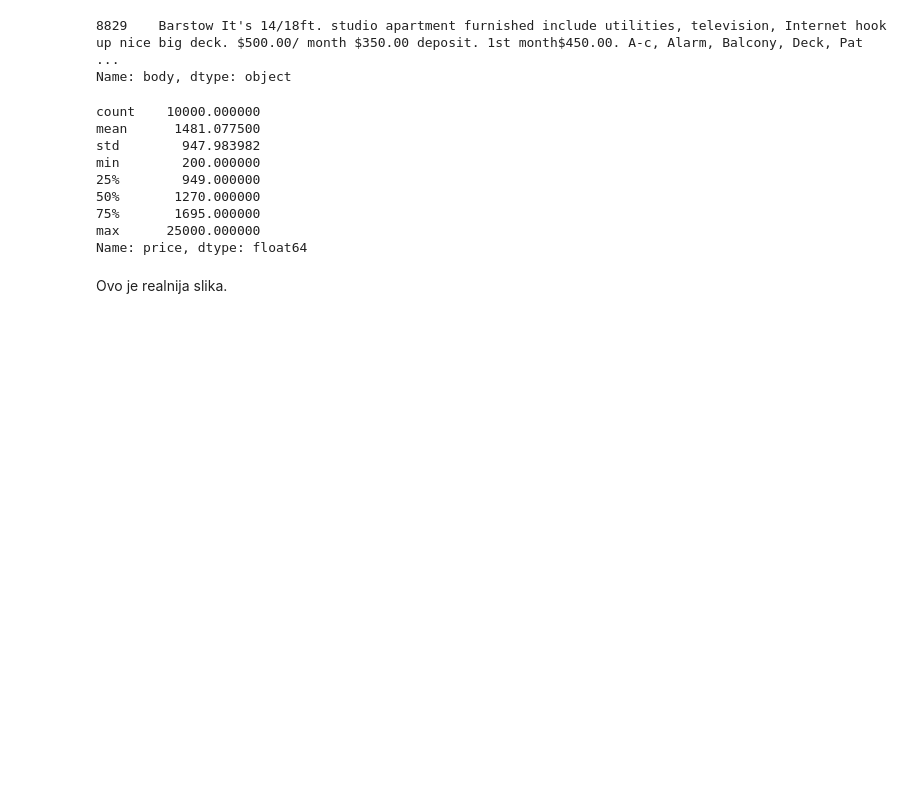
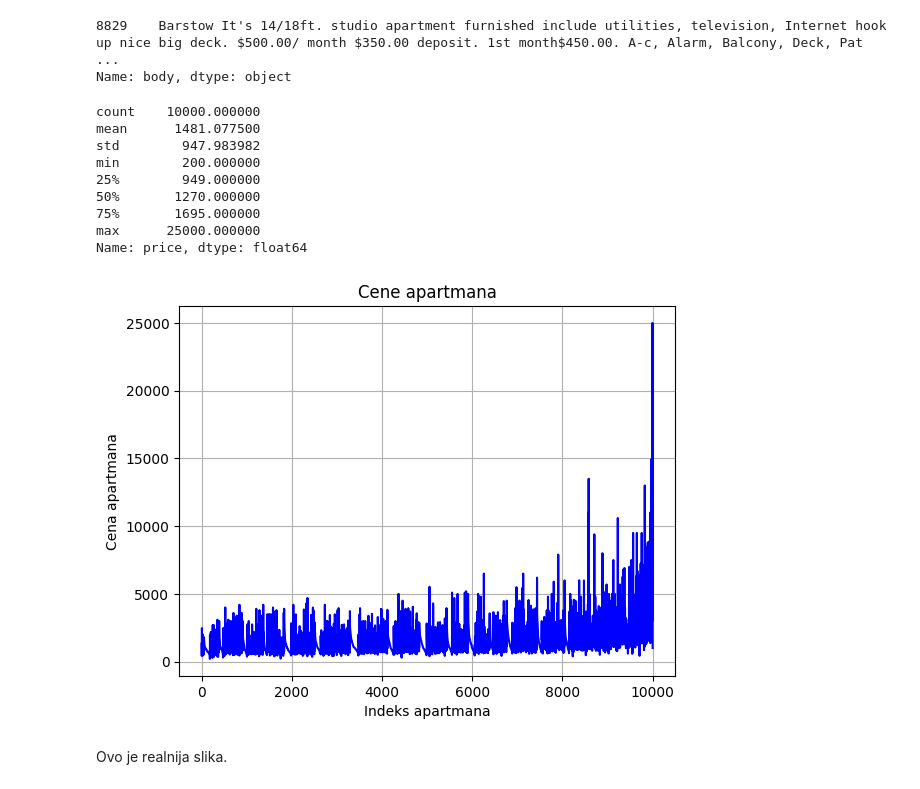
Before and after one commit to MATF-istrazivanje-podataka-1/2023_Data_Mining_Apartments_for_rent_Dataset, a Jupyter notebook: preprocessing/Analiza.ipynb, the cells around one changed output. Cells and saved outputs as stored; diff of their text form; code cells hidden in the pictures; blank space fills up the shorter version.

```diff
--- a/preprocessing/Analiza.ipynb
+++ b/preprocessing/Analiza.ipynb
@@ -102,6 +102,18 @@ min        200.000000
 75%       1695.000000
 max      25000.000000
 Name: price, dtype: float64
+# %%
+# Generisanje grafikona cene apartmana
+plt.plot(df.index, df['price'], color='blue', linestyle='-')
+
+# Dodatno formatiranje grafa
+plt.xlabel('Indeks apartmana')
+plt.ylabel('Cena apartmana')
+plt.title('Cene apartmana')
+plt.grid(True)
+plt.show()
+# %% [output]
+[figure, added]
 # %% [markdown]
 Ovo je realnija slika.
 # %%
```
Also changed, not shown: parts of 9 cells of this notebook, 1 other file.
